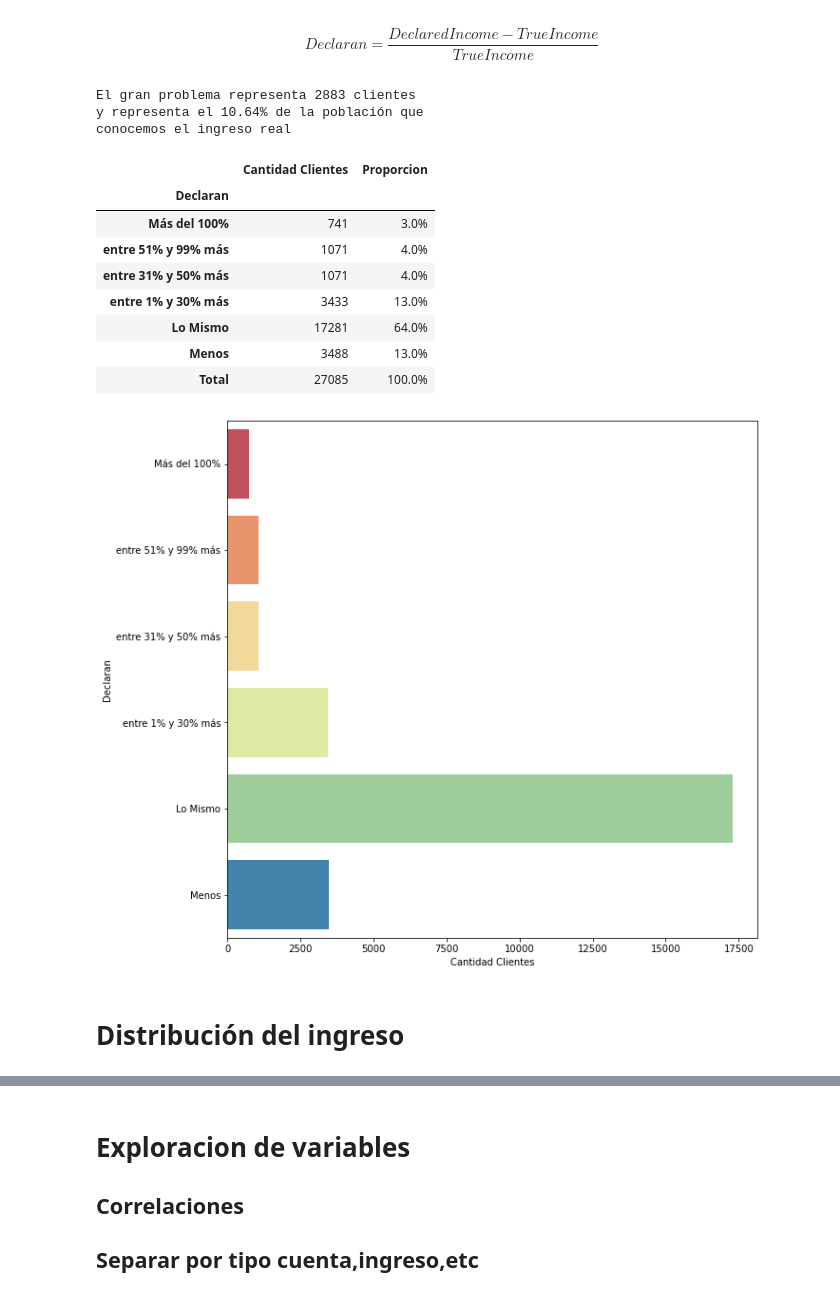
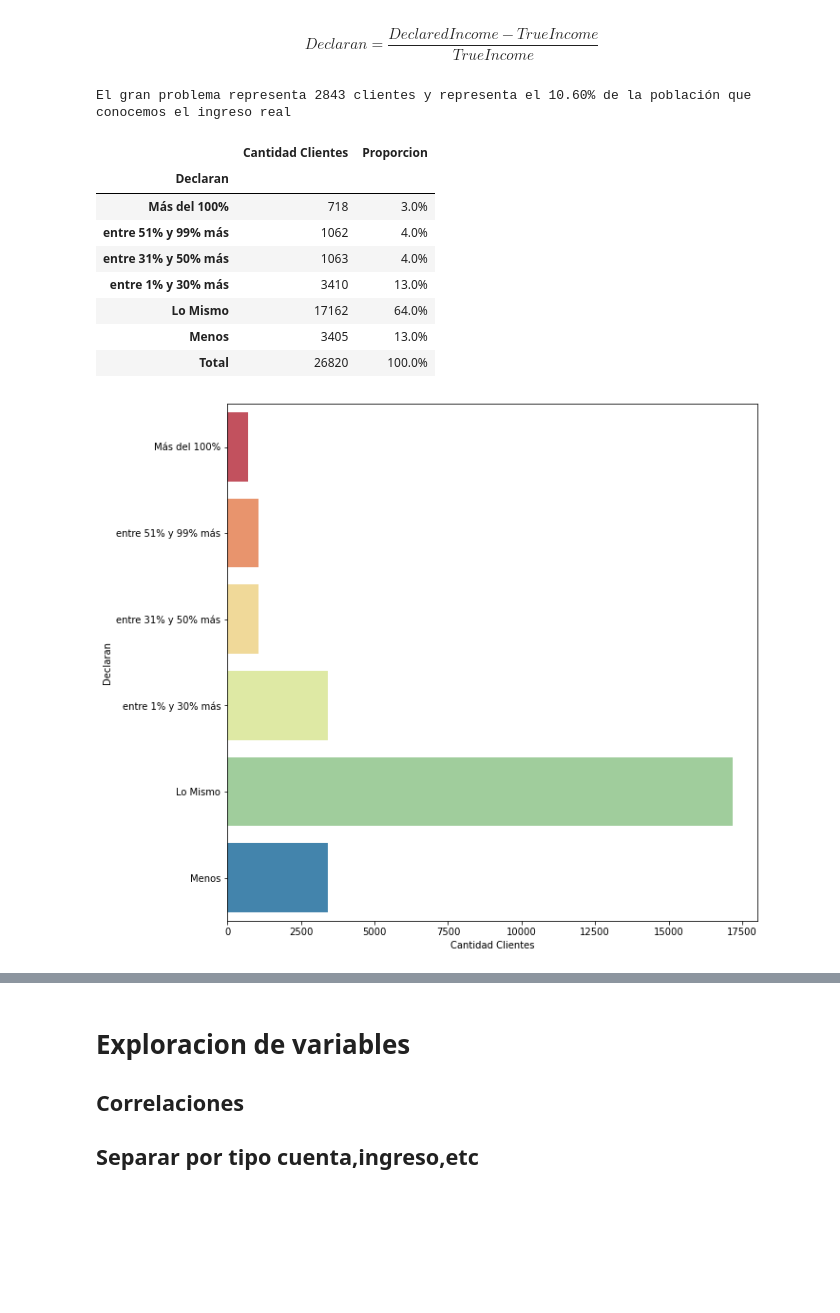
Before and after one commit to BraheTycho/maestria_tesis, a Jupyter notebook: notebooks/00-EDA.ipynb, the cells around one changed output, grey strips where cells are left out. Drawn from its saved outputs; the diff is of its cells as text; code cells hidden in the pictures; blank space fills up the shorter version.

```diff
--- a/notebooks/00-EDA.ipynb
+++ b/notebooks/00-EDA.ipynb
@@ -47,4 +94,4 @@ prospectos.shape
 # %%
-aprobados = pd.read_csv(path + "aprobados.csv", index_col=0, usecols = prospectos.columns)
+aprobados = pd.read_csv(path + "aprobados.csv", index_col=0)
 aprobados.shape
 # %% [output]
@@ -183,7 +180,7 @@ La siguiente tabla describe los códigos de Puntualidad de pago o MOP (Manner of
 
 Según la fuente https://www.gob.mx/stps/prensa/comunicado-conjunto-289406. El ingreso mínimo durante el 2021 fue de 4.000 pesos mexicanos. Por lo tanto en vez de separar la muestra en quantiles, decidimos discretizar según está variable más interpretable
 # %%
-df2["ratio_income_min_w"] = df2["ingreso_neto_comprobado"]/4000
+df2["ratio_income_min_w"] = df2["ingreso_real"]/4000
 
 lst = [df2]
 for column in lst:
@@ -258,47 +273,45 @@ Income}
 $$
 # %%
 
-df2["diff_per"] = (df2["net_income_verified"] - df2["ingreso_neto_comprobado"]) / df2["ingreso_neto_comprobado"]
+df2["diff_per"] = (df2["ingreso_declarado"] - df2["ingreso_real"]) / df2["ingreso_real"]
 #dataframe.loc[(condicion),columnas en particular]
 df2.loc[df2["diff_per"] == 0, 'Declaran'] = "Lo Mismo"
 df2.loc[(df2["diff_per"] < 0), 'Declaran'] = "Menos"
 df2.loc[(df2["diff_per"] > 0) & (df2["diff_per"] <= 0.3), 'Declaran'] = "entre 1% y 30% más"
 df2.loc[(df2["diff_per"] > 0.3) & (df2["diff_per"] <= 0.5), 'Declaran'] = "entre 31% y 50% más"
 df2.loc[(df2["diff_per"] > 0.5) & (df2["diff_per"] < 1), 'Declaran'] = "entre 51% y 99% más"
 df2.loc[(df2["diff_per"] >= 1), 'Declaran'] = "Más del 100%"
 reorderlist = ["Más del 100%", "entre 51% y 99% más", "entre 31% y 50% más", "entre 1% y 30% más", "Lo Mismo", "Menos"]
 
 declararon = pd.merge(df2.Declaran.value_counts(), df2.Declaran.value_counts(normalize=True), right_index=True,
                       left_index=True)
 declararon.columns = ["Cantidad Clientes", "Proporcion"]
 declararon = declararon.reindex(reorderlist)
 declararon.index.name = "Declaran"
 
 plt.figure(figsize=(10, 10))
 paleta = ["#d53e4f", "#fc8d59", "#fee08b", "#e6f598", "#99d594", "#3288bd"]
 sns.barplot(x="Cantidad Clientes", y=declararon.index, data=declararon, palette=paleta)
 plt.savefig("cantidad.png", bbox_inches='tight')
 declararon.loc['Total', :] = declararon.sum(axis=0)
 
 per_problema = declararon[0:3]["Proporcion"].sum(axis=0)
 
 declararon["Proporcion"] = (declararon["Proporcion"].round(2) * 100).astype(str) + '%'
 declararon["Cantidad Clientes"] = declararon["Cantidad Clientes"].astype(int)
 total_problema = declararon[0:3]["Cantidad Clientes"].sum(axis=0)
 
 print(  f"El gran problema representa {total_problema} clientes y representa el {(per_problema * 100):.2f}% de la población que conocemos el ingreso real \n")
 declararon
 # %% [output]
-El gran problema representa 2883 clientes
-y representa el 10.64% de la población que
-conocemos el ingreso real
+El gran problema representa 2843 clientes y representa el 10.60% de la población que conocemos el ingreso real
 |  | Cantidad Clientes | Proporcion |
 | Declaran |  |  |
-| Más del 100% | 741 | 3.0% |
-| entre 51% y 99% más | 1071 | 4.0% |
-| entre 31% y 50% más | 1071 | 4.0% |
-| entre 1% y 30% más | 3433 | 13.0% |
-| Lo Mismo | 17281 | 64.0% |
-| Menos | 3488 | 13.0% |
-| Total | 27085 | 100.0% |
+| Más del 100% | 718 | 3.0% |
+| entre 51% y 99% más | 1062 | 4.0% |
+| entre 31% y 50% más | 1063 | 4.0% |
+| entre 1% y 30% más | 3410 | 13.0% |
+| Lo Mismo | 17162 | 64.0% |
+| Menos | 3405 | 13.0% |
+| Total | 26820 | 100.0% |
 [figure]
@@ -307,2 +317,0 @@ aprobados
-# %% [markdown]
-# Distribución del ingreso
```
Also changed, not shown: parts of 26 cells of this notebook, 2 other files.
